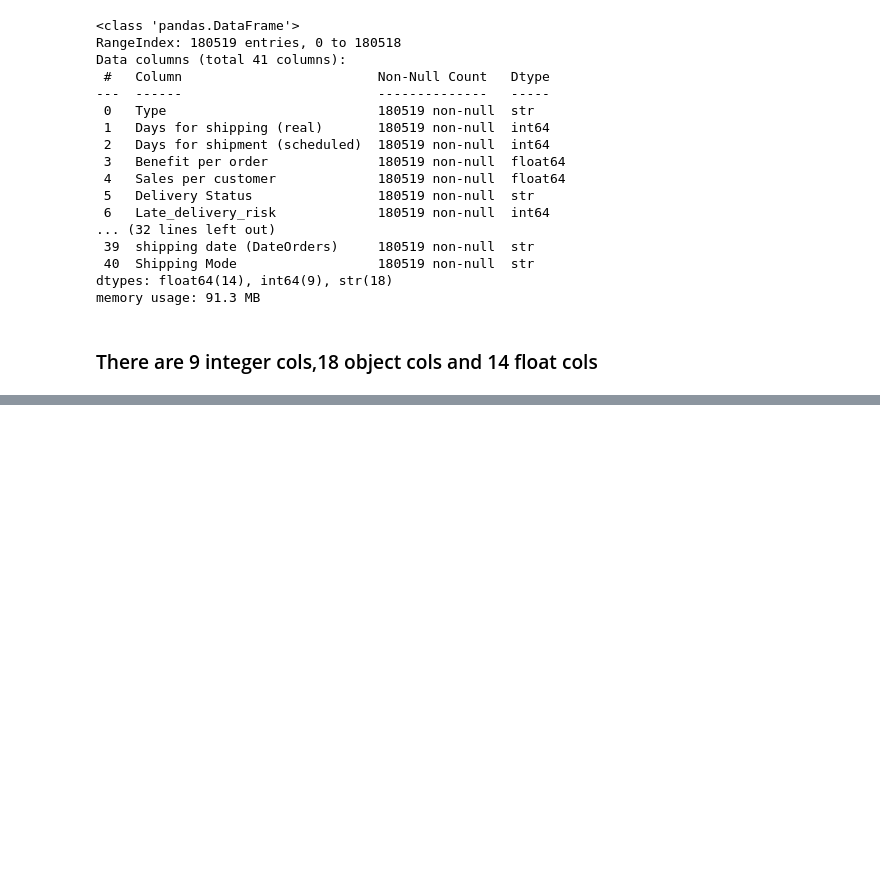
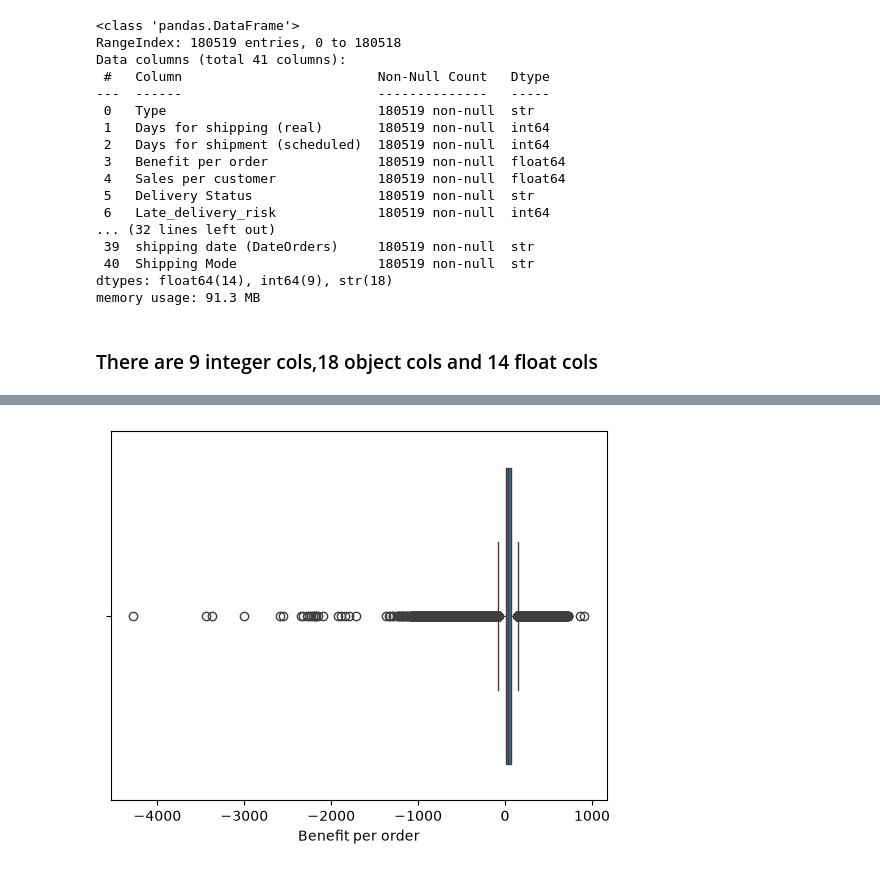
Before and after one commit to itsvartika23/Task_3_Ensemble_Learning-, a Jupyter notebook: model_train.ipynb, the cells around one changed output, grey strips where cells are left out. Drawn from its saved outputs; the diff is of its cells as text; code cells hidden in the pictures; blank space fills up the shorter version.

```diff
--- a/model_train.ipynb
+++ b/model_train.ipynb
@@ -66,0 +88,2 @@ df.describe().T
+# %%
+df=df.dropna(subset=["Customer Zipcode"])
@@ -66,0 +154,4 @@ df.describe().T
+# %%
+df["order date (DateOrders)"] = pd.to_datetime(df["order date (DateOrders)"])
+# %%
+df["shipping date (DateOrders)"] = pd.to_datetime(df["shipping date (DateOrders)"])
@@ -66,0 +244,5 @@ df.describe().T
+# %%
+sns.boxplot(x=df["Benefit per order"])
+plt.show()
+# %% [output]
+[figure, added]
```
Also changed, not shown: parts of 77 cells of this notebook.
